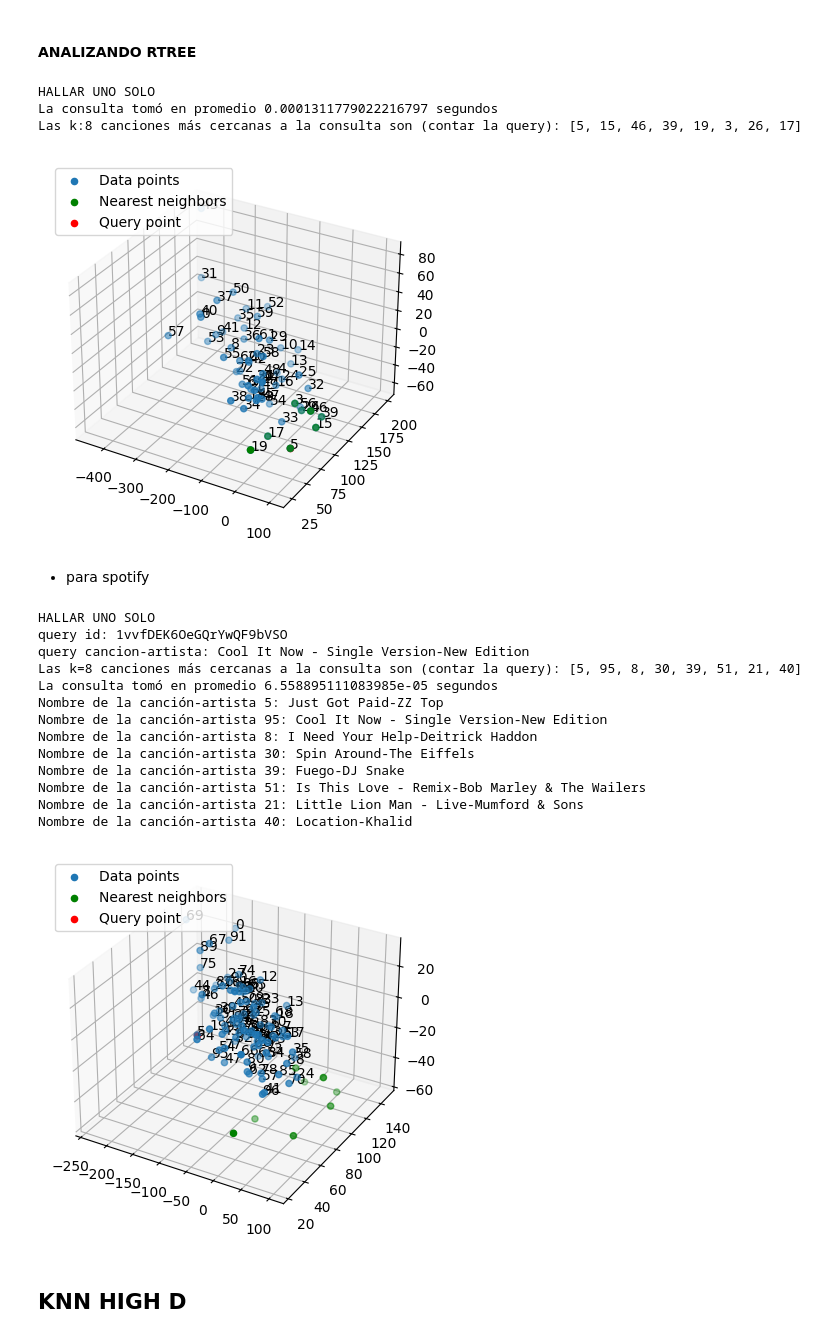
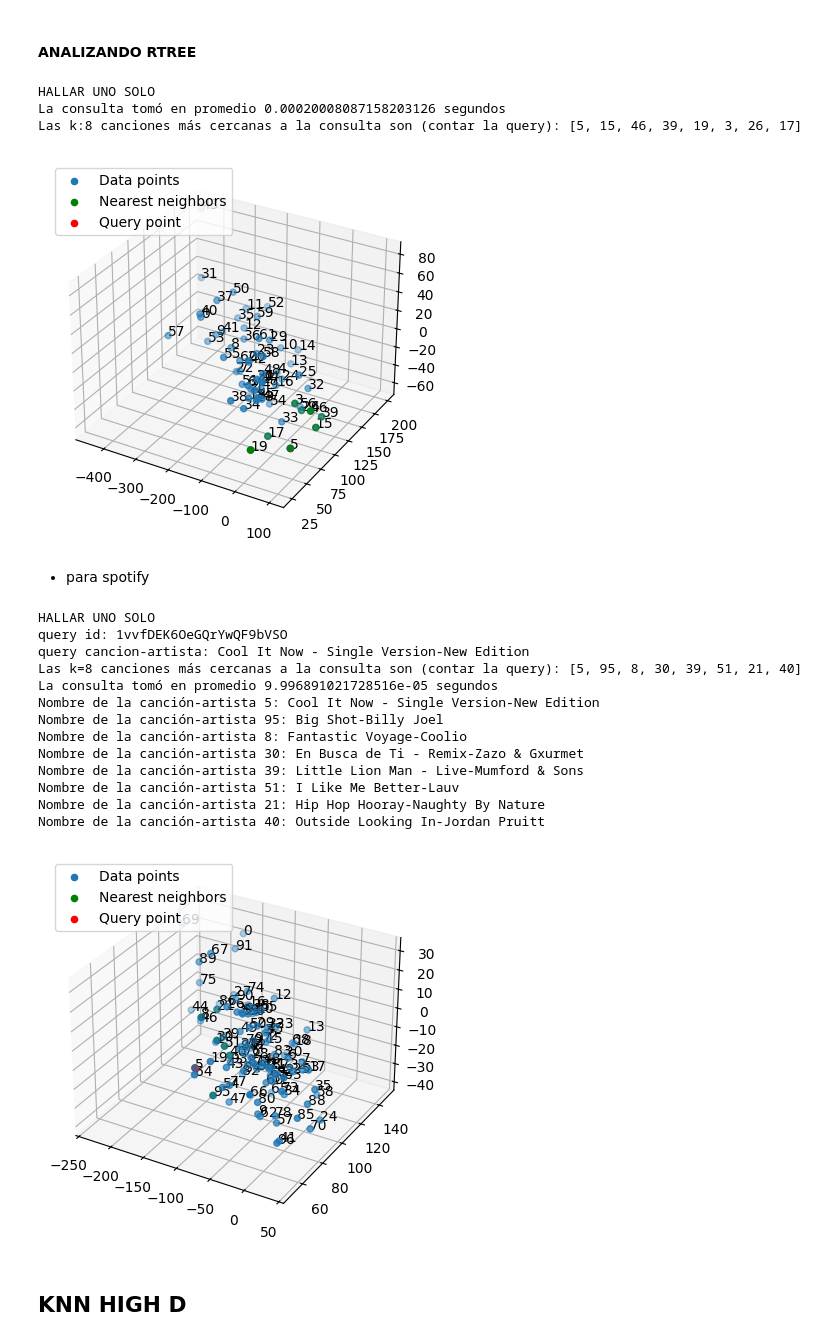
Before and after one commit to ricardoamiel/TestingRevInd, a Jupyter notebook: extract-features-tests.ipynb, the cells around one changed output. Cells and saved outputs as stored; diff of their text form; code cells hidden in the pictures.

```diff
--- a/extract-features-tests.ipynb
+++ b/extract-features-tests.ipynb
@@ -809,6 +811,8 @@ def knn_rtree(collection, query, k):
     k_nearest = list(ind.nearest(query.tolist() + query.tolist(), num_results=k))
     ind.close()
 
+    neighbors = collection[k_nearest]
+
     # Calcular distancias y ordenar
     distances = []
     for idx in k_nearest:
@@ -850,7 +854,7 @@ def knn_rtree(collection, query, k):
 knn_rtree(data, query, k)
 # %% [output]
 HALLAR UNO SOLO
-La consulta tomó en promedio 0.0001311779022216797 segundos
+La consulta tomó en promedio 0.00020008087158203126 segundos
 Las k:8 canciones más cercanas a la consulta son (contar la query): [5, 15, 46, 39, 19, 3, 26, 17]
 [figure]
 # %% [markdown]
@@ -904,6 +908,8 @@ def knn_rtree(collection, query, k,query_index,dimension):
     k_nearest = list(ind.nearest(query.tolist() + query.tolist(), num_results=k))
     ind.close()
 
+    neighbors = collection[k_nearest]
+
     # Calcular distancias y ordenar
     distances = []
     for idx in k_nearest:
@@ -921,47 +927,47 @@ def knn_rtree(collection, query, k,query_index,dimension):
     print(f'La consulta tomó en promedio {avg} segundos')
     #print(f'Las k:{k} canciones más cercanas a la consulta son (sin contar la query): {nearest_songs}')
 
-    for i in range(len(nearest_songs_with_query)):
-        print(f'Nombre de la canción-artista {sorted_indices[i]}: {spotify_songs.iloc[nearest_songs_with_query[i], 1]}-{spotify_songs.iloc[nearest_songs_with_query[i], 2]}')
+    for i in range(len(sorted_indices)):
+        print(f'Nombre de la canción-artista {sorted_indices[i]}: {spotify_songs.iloc[sorted_indices[i], 1]}-{spotify_songs.iloc[sorted_indices[i], 2]}')
 
     # Create a new figure
     fig = plt.figure()
 
     # Create a 3D subplot
     ax = fig.add_subplot(111, projection='3d')
 
     # Plot all points
     ax.scatter(collection[:, 0], collection[:, 1], collection[:, 2], label='Data points')
 
     # Plot the nearest neighbors
     ax.scatter(neighbors[:, 0], neighbors[:, 1], neighbors[:, 2], c='green', label='Nearest neighbors')
 
     # Plot the query point
     ax.scatter(query[0], query[1], query[2], c='red', label='Query point')
 
     # Add indices as text annotations
     for i in range(collection.shape[0]):
         ax.text(collection[i, 0], collection[i, 1], collection[i, 2], str(i))  # to take from index 0 as in sequential knn
 
     ax.legend(loc='upper left')
     plt.show()
 
 knn_rtree(data, query, k,query_index, dimension)
 # %% [output]
 HALLAR UNO SOLO
 query id: 1vvfDEK6OeGQrYwQF9bVSO
 query cancion-artista: Cool It Now - Single Version-New Edition
 Las k=8 canciones más cercanas a la consulta son (contar la query): [5, 95, 8, 30, 39, 51, 21, 40]
-La consulta tomó en promedio 6.558895111083985e-05 segundos
-Nombre de la canción-artista 5: Just Got Paid-ZZ Top
-Nombre de la canción-artista 95: Cool It Now - Single Version-New Edition
-Nombre de la canción-artista 8: I Need Your Help-Deitrick Haddon
-Nombre de la canción-artista 30: Spin Around-The Eiffels
-Nombre de la canción-artista 39: Fuego-DJ Snake
-Nombre de la canción-artista 51: Is This Love - Remix-Bob Marley & The Wailers
-Nombre de la canción-artista 21: Little Lion Man - Live-Mumford & Sons
-Nombre de la canción-artista 40: Location-Khalid
+La consulta tomó en promedio 9.996891021728516e-05 segundos
+Nombre de la canción-artista 5: Cool It Now - Single Version-New Edition
+Nombre de la canción-artista 95: Big Shot-Billy Joel
+Nombre de la canción-artista 8: Fantastic Voyage-Coolio
+Nombre de la canción-artista 30: En Busca de Ti - Remix-Zazo & Gxurmet
+Nombre de la canción-artista 39: Little Lion Man - Live-Mumford & Sons
+Nombre de la canción-artista 51: I Like Me Better-Lauv
+Nombre de la canción-artista 21: Hip Hop Hooray-Naughty By Nature
+Nombre de la canción-artista 40: Outside Looking In-Jordan Pruitt
-[figure, old version]
+[figure, new version]
 # %% [markdown]
 ## KNN HIGH D
 # %% [markdown]
```
Also changed, not shown: parts of 10 cells of this notebook.
